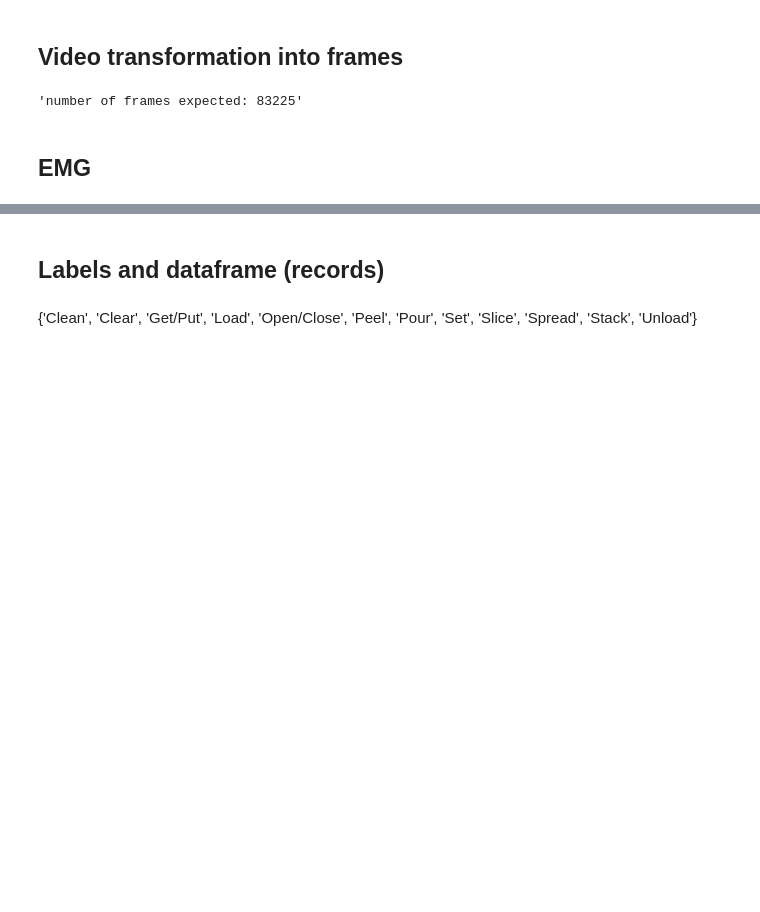
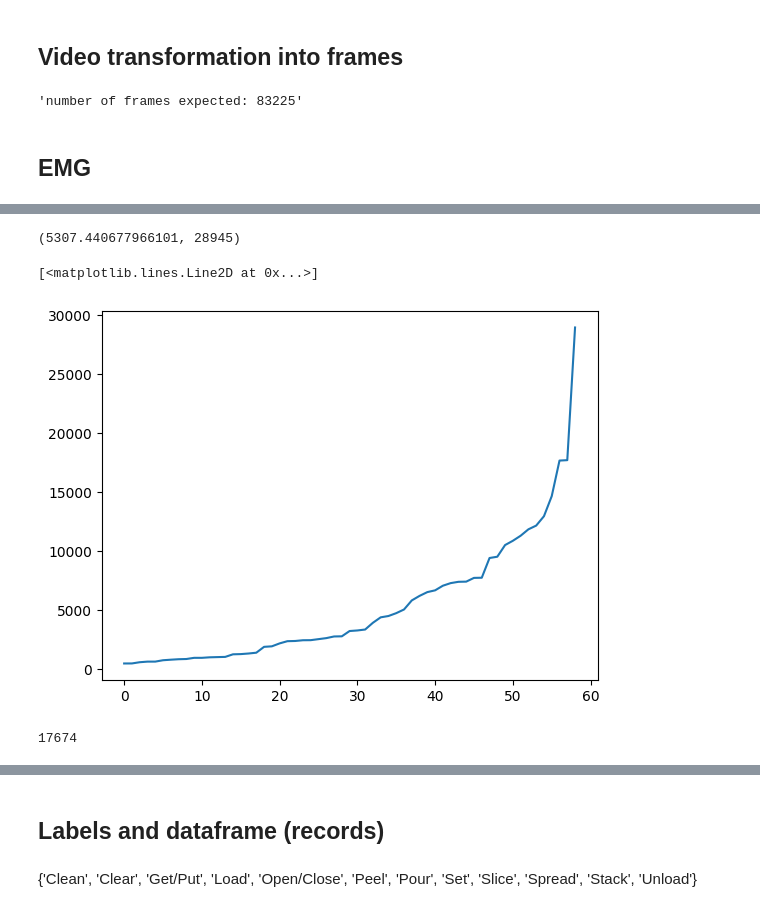
Before and after one commit to angrytako/deep-learning-egovision, a Jupyter notebook: extract_from_action_sense.ipynb, the cells around one changed output, grey strips where cells are left out. Cells and saved outputs as stored; diff of their text form; code cells hidden in the pictures; blank space fills up the shorter version.

```diff
--- a/extract_from_action_sense.ipynb
+++ b/extract_from_action_sense.ipynb
@@ -98,0 +102,14 @@ emg_readings_series = pd.Series(preprocessed)
+# %%
+np.mean([len(l) for l in list(preprocessed)]),max_len
+# %% [output]
+(5307.440677966101, 28945)
+# %%
+import matplotlib.pyplot as plt
+plt.plot(sorted([len(l) for l in list(preprocessed)]))
+# %% [output]
+[<matplotlib.lines.Line2D at 0x...>]
+[figure, added]
+# %%
+sorted([len(l) for l in list(preprocessed)])[56]
+# %% [output]
+17674
```
Also changed, not shown: parts of 7 cells of this notebook, 10 other files.
